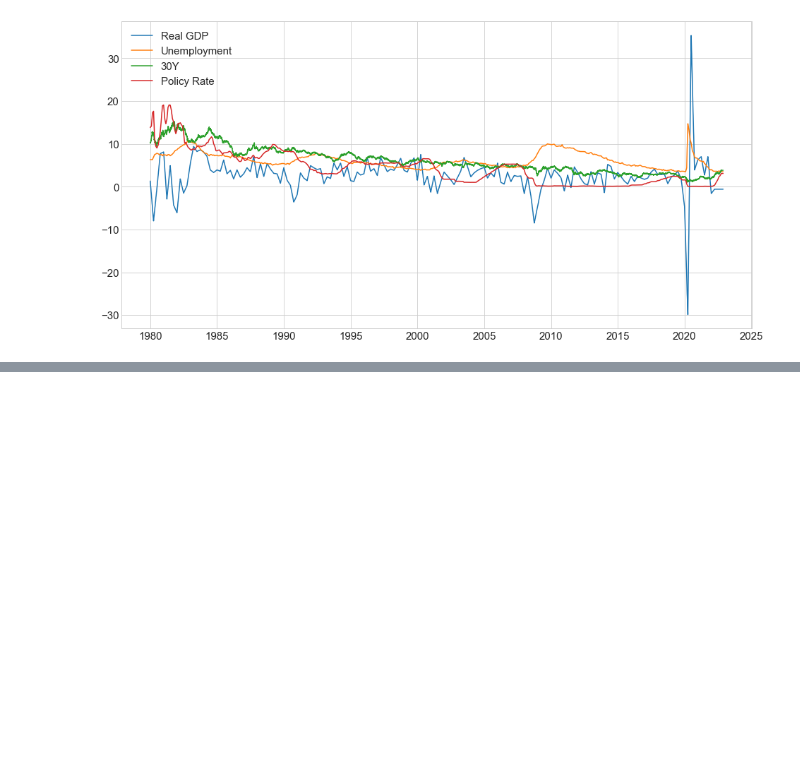
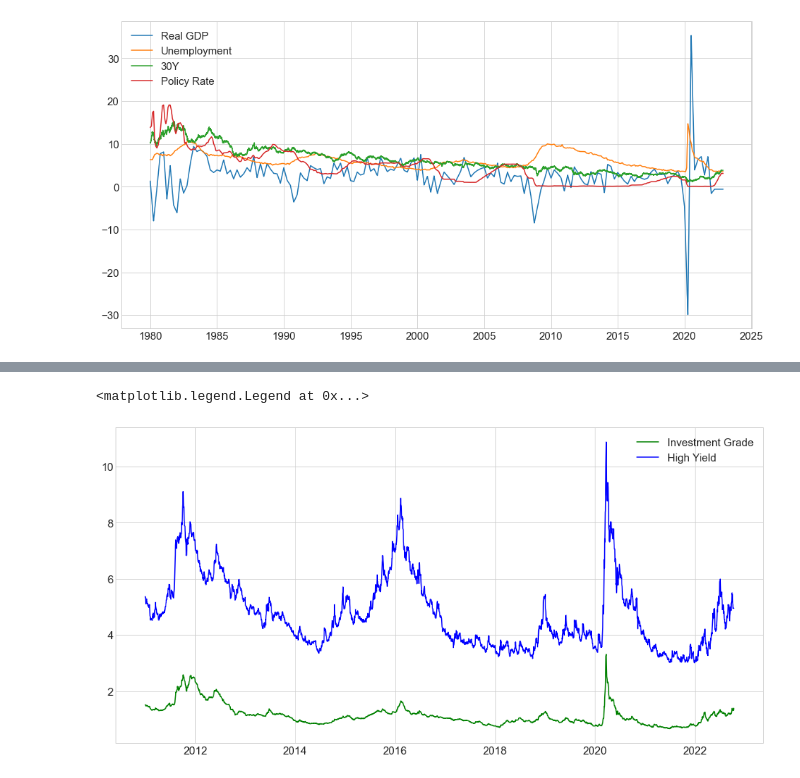
Before and after one commit to guransingh/Portfolio2022, a Jupyter notebook: Finance/1_FinanceNotebook.ipynb, the cells around one changed output, grey strips where cells are left out. Cells and saved outputs as stored; diff of their text form; code cells hidden in the pictures; blank space fills up the shorter version.

```diff
--- a/Finance/1_FinanceNotebook.ipynb
+++ b/Finance/1_FinanceNotebook.ipynb
@@ -190,0 +214,12 @@ df3.RealGDP.max()
+# %%
+#lets make a dataframe with spreads
+df5=df[['BAMLH0A0HYM2','BAMLC0A3CA']].loc['2011':]
+# %%
+plt.plot(df5.BAMLC0A3CA.iloc[:-30],'g', label='Investment Grade')
+plt.plot(df5.BAMLH0A0HYM2.iloc[:-30],'b', label='High Yield')
+plt.xticks(fontsize=15)
+plt.yticks(fontsize=15)
+plt.legend(fontsize=15)
+# %% [output]
+<matplotlib.legend.Legend at 0x...>
+[figure, added]
```
Also changed, not shown: parts of 12 cells of this notebook.
